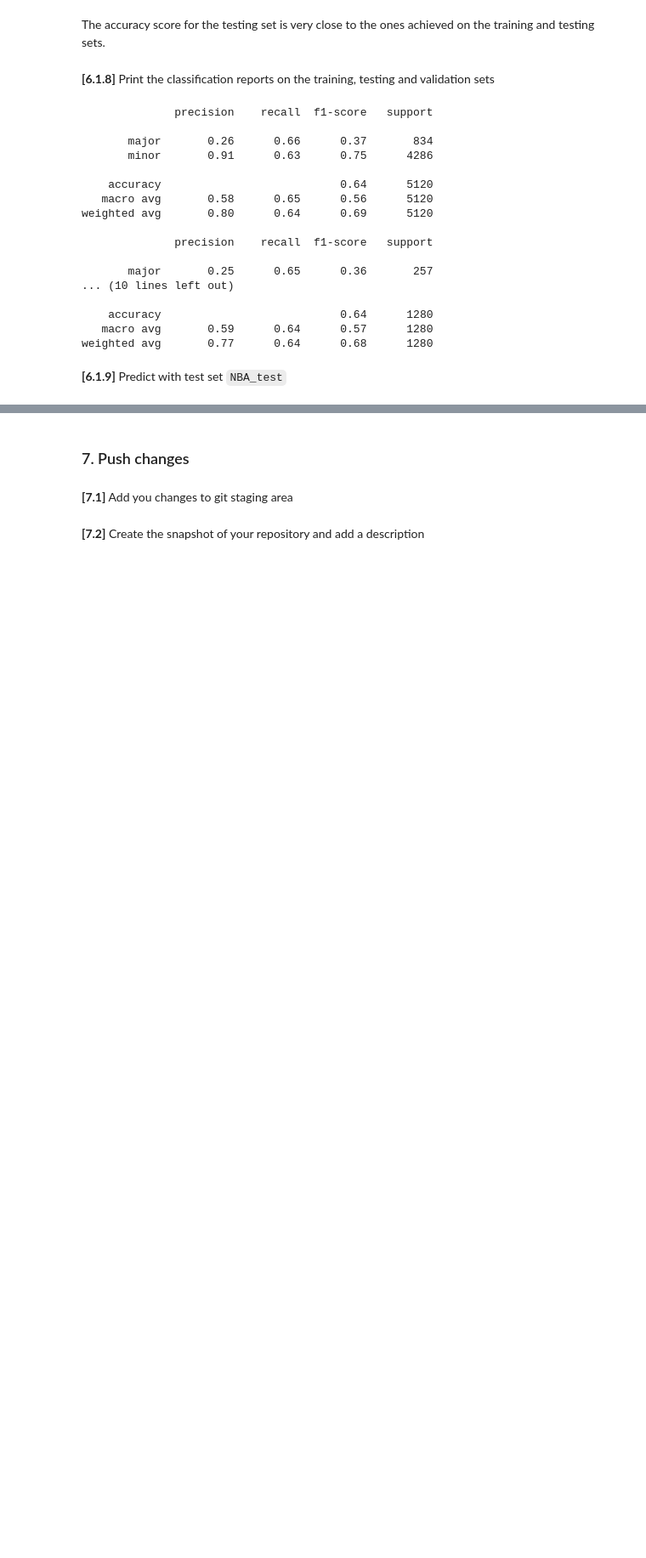
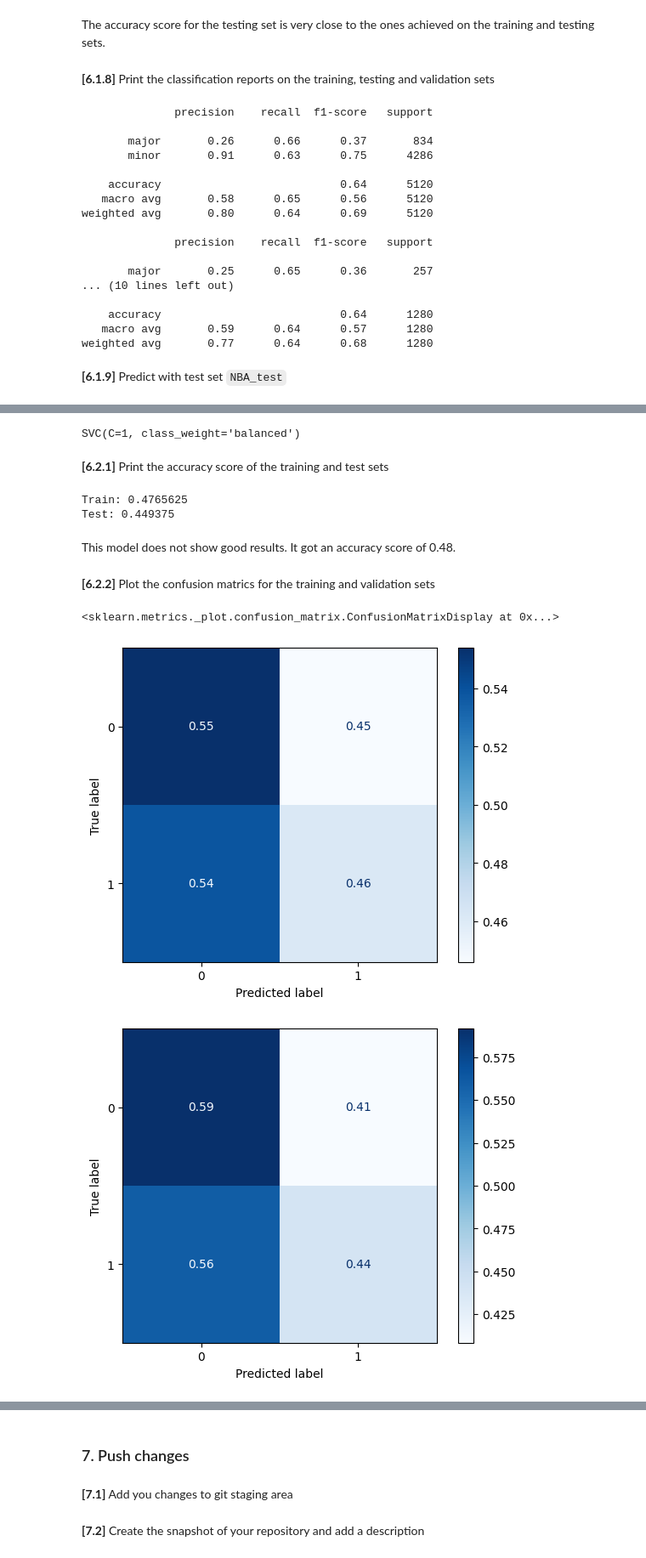
Before and after one commit to bonhxh/adv_dsi, a Jupyter notebook: notebooks/bonheur_sorn-49371-week2-5_nba_prediction.ipynb, the cells around one changed output, grey strips where cells are left out. Shown: that part at 85% size. Cells and saved outputs as stored; diff of their text form; code cells hidden in the pictures; blank space fills up the shorter version.

Commit message:
- Add SVC and Decision Tree models - Rename notebook

```diff
--- a/notebooks/bonheur_sorn-49371-week2-5_nba_prediction.ipynb
+++ b/notebooks/bonheur_sorn-49371-week2-5_nba_prediction.ipynb
@@ -338,9 +342,9 @@ lr = LogisticRegression(
     solver='liblinear',
     random_state=42,
     class_weight='balanced',
-    # C=0.5
-    C=1
-    # C=0.9
+    # C=0.5,
+    C=1,
+    # C=0.9,
 )
 lr.fit(X_train, y_train)
 # %% [output]
@@ -416,8 +419,8 @@ weighted avg       0.77      0.64      0.68      1280
 **[6.1.9]** Predict with test set `NBA_test`
 # %%
 df = df_test.copy()
-X_val = df
-lr_y_preds_val = lr.predict(X_val)
+X_preds_val = df
+lr_y_preds_val = lr.predict(X_preds_val)
 # %%
 df["TARGET_5Yrs"] = lr_y_preds_val
 df = df[["Id", "TARGET_5Yrs"]]
@@ -427,0 +437,29 @@ df.to_csv(f'../models/lr_{df_test_name}.csv', index=False)
+# %%
+svc = SVC(
+    class_weight='balanced',
+    # C=0.5,
+    C=1,
+    # C=0.9,
+)
+svc.fit(X_train, y_train)
+# %% [output]
+SVC(C=1, class_weight='balanced')
+# %% [markdown]
+**[6.2.1]** Print the accuracy score of the training and test sets
+# %%
+print("Train:", svc.score(X_train, y_train))
+print("Test:", svc.score(X_test, y_test))
+# %% [output]
+Train: 0.4765625
+Test: 0.449375
+# %% [markdown]
+This model does not show good results. It got an accuracy score of 0.48.
+# %% [markdown]
+**[6.2.2]** Plot the confusion matrics for the training and validation sets
+# %%
+ConfusionMatrixDisplay.from_estimator(svc, X_train, y_train, cmap=plt.cm.Blues, normalize='true')
+ConfusionMatrixDisplay.from_estimator(svc, X_val, y_val, cmap=plt.cm.Blues, normalize='true')
+# %% [output]
+<sklearn.metrics._plot.confusion_matrix.ConfusionMatrixDisplay at 0x...>
+[figure, added]
+[figure, added]
```
Also changed, not shown: parts of 38 cells of this notebook, 1 other file.
